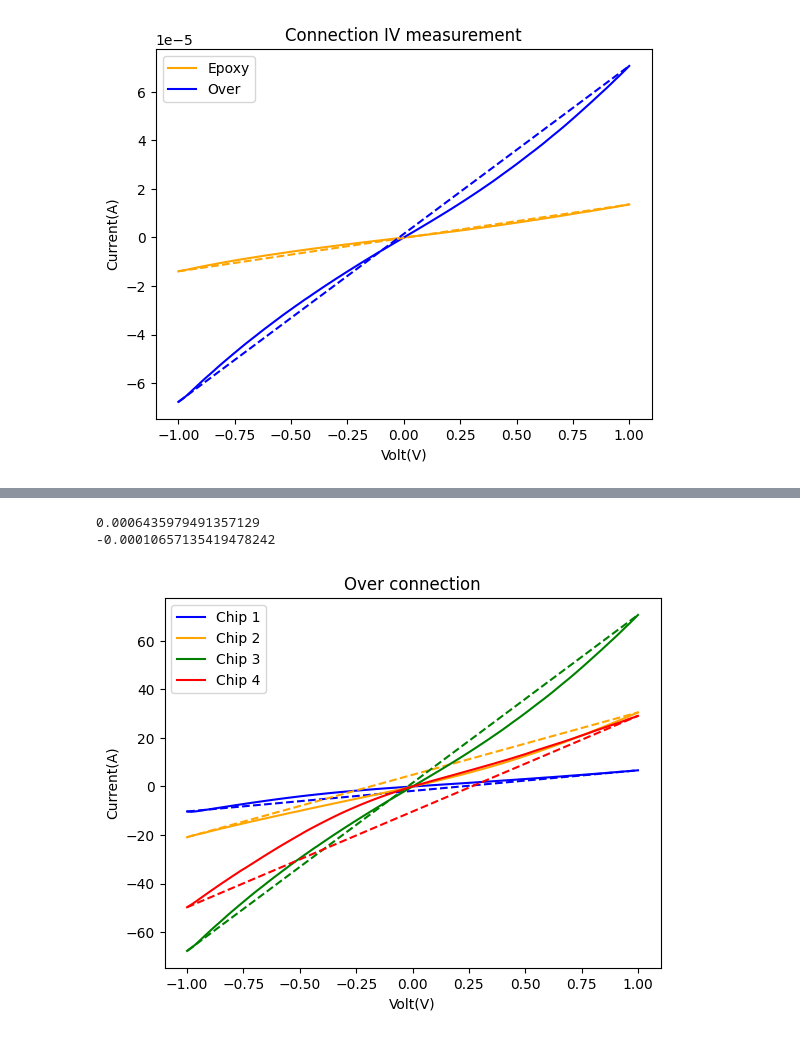
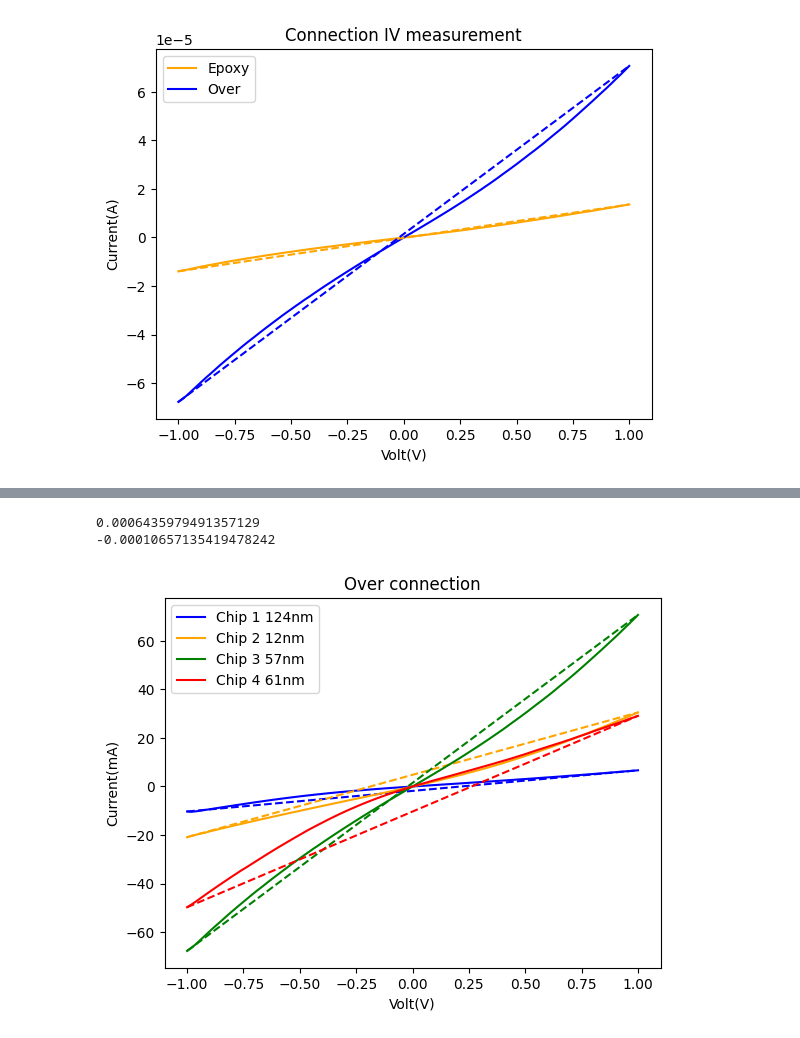
Before and after one commit to Lionfish30/Sommarjobb-2024, a Jupyter notebook: Connection analasis.ipynb, the cells around one changed output, grey strips where cells are left out. Cells and saved outputs as stored; diff of their text form; code cells hidden in the pictures.

```diff
--- a/Connection analasis.ipynb
+++ b/Connection analasis.ipynb
@@ -64,23 +66,23 @@ plt.show()
 # %%
-plt.plot(V1o,I1o*10e5,label = "Chip 1",color= "blue")
-plt.plot(V4e,np.linspace(I1o[0]*10e5,I1o[-1]*10e5,101),linestyle = "dashed",color = "blue")
-plt.plot(V2o,I2o*10e5,label="Chip 2",color = "orange")
-plt.plot(V4e,np.linspace(I2o[0]*10e5,I2o[-1]*10e5,101),linestyle = "dashed",color = "orange")
-plt.plot(V3o,I3o*10e5,label="Chip 3",color = "green")
-plt.plot(V4e,np.linspace(I3o[0]*10e5,I3o[-1]*10e5,101),linestyle = "dashed",color = "green")
-plt.plot(V4o,I4o*10e5,label="Chip 4",color = "red")
-plt.plot(V4e,np.linspace(I4o[0]*10e5,I4o[-1]*10e5,101),linestyle = "dashed",color = "red")
+plt.plot(V1o,I1o*10e5,label = "Chip 1 124nm",color= "blue")
+plt.plot(V4o,np.linspace(I1o[0]*10e5,I1o[-1]*10e5,101),linestyle = "dashed",color = "blue")
+plt.plot(V2o,I2o*10e5,label="Chip 2 12nm",color = "orange")
+plt.plot(V4o,np.linspace(I2o[0]*10e5,I2o[-1]*10e5,101),linestyle = "dashed",color = "orange")
+plt.plot(V3o,I3o*10e5,label="Chip 3 57nm",color = "green")
+plt.plot(V4o,np.linspace(I3o[0]*10e5,I3o[-1]*10e5,101),linestyle = "dashed",color = "green")
+plt.plot(V4o,I4o*10e5,label="Chip 4 61nm",color = "red")
+plt.plot(V4o,np.linspace(I4o[0]*10e5,I4o[-1]*10e5,101),linestyle = "dashed",color = "red")
 print(np.sum(I4o-np.linspace(I4o[0],I4o[-1],101)))
 print(np.sum(I3o-np.linspace(I3o[0],I3o[-1],101)))
 plt.legend()
 plt.title("Over connection")
 plt.xlabel("Volt(V)")
-plt.ylabel("Current(A)")
+plt.ylabel("Current(mA)")
 plt.show()
 # %% [output]
 0.0006435979491357129
 -0.00010657135419478242
-[figure, old version]
+[figure, new version]
 # %%
 plt.plot(VE2,IE2*10e5,label = "Chip 1",color= "blue")
 plt.plot(VE2,np.linspace(IE2[0]*10e5,IE2[-1]*10e5,101),linestyle = "dashed",color = "blue")
```
Also changed, not shown: parts of 5 cells of this notebook, 2 other files.
